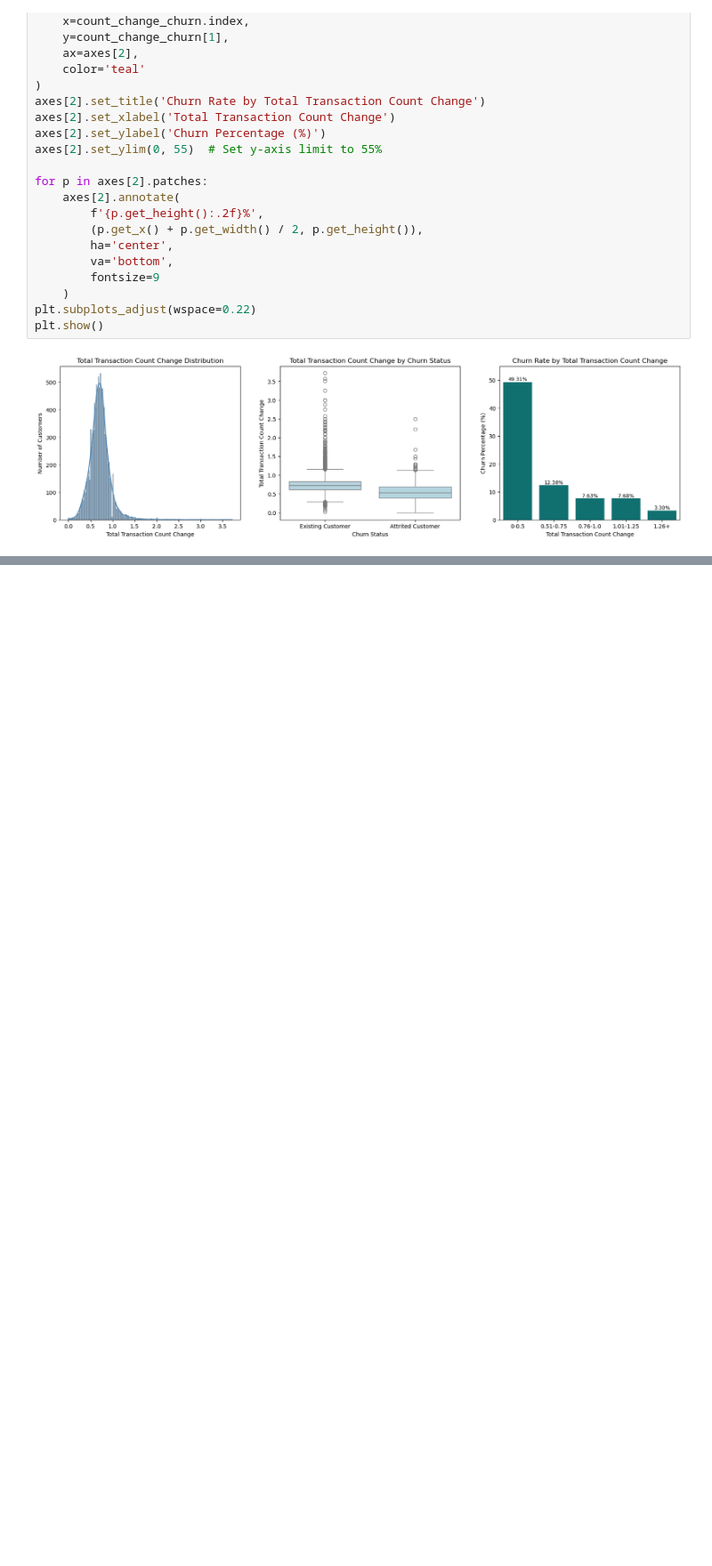
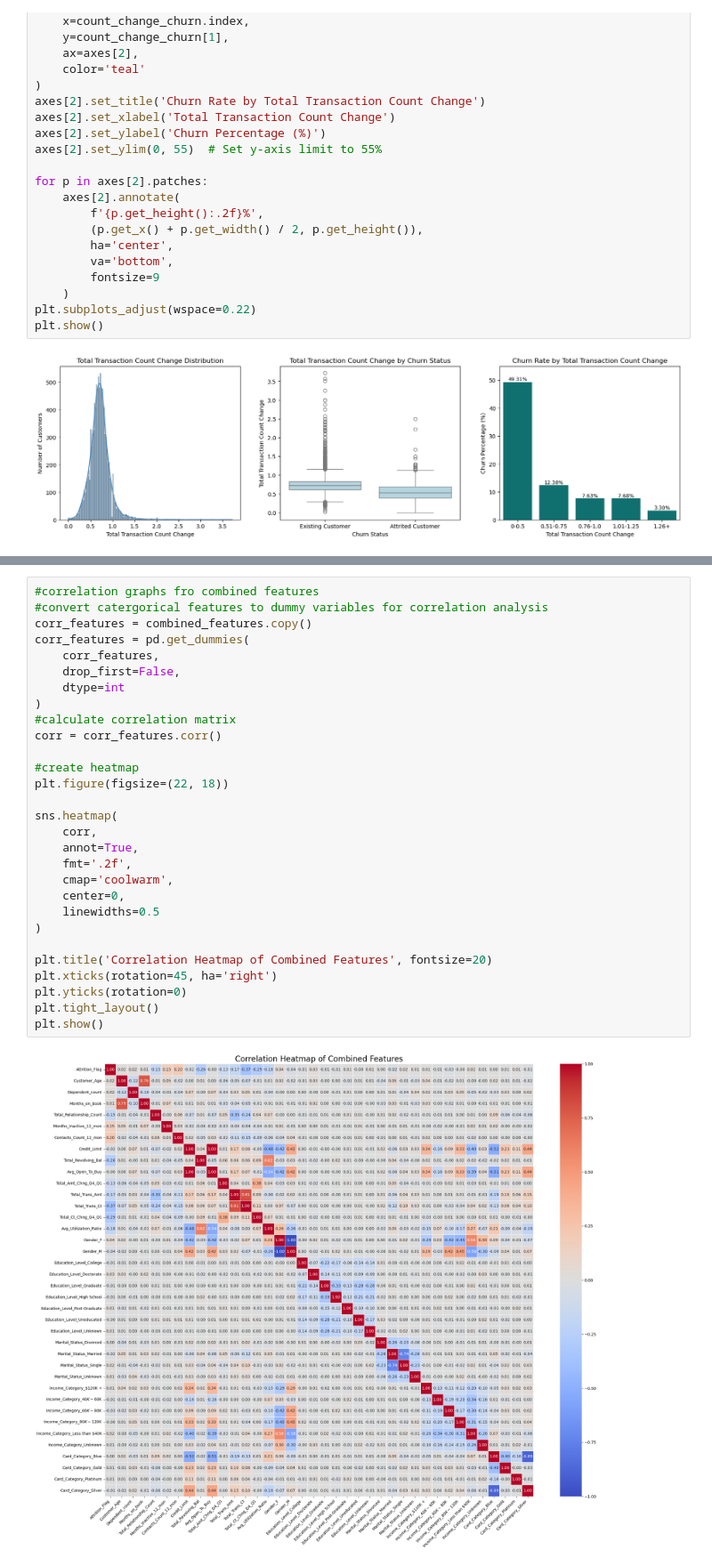
Before and after one commit to gianellarobles/Customer-Churn-Analytics-Predication, a Jupyter notebook: Customer_Churn_AP.ipynb, the cells around one changed output, grey strips where cells are left out. Shown at 89% size. Cells and saved outputs as stored; diff of their text form; blank space fills up the shorter version.

```diff
--- a/Customer_Churn_AP.ipynb
+++ b/Customer_Churn_AP.ipynb
@@ -1826,0 +1924,31 @@ plt.show()
+# %%
+#correlation graphs fro combined features
+#convert catergorical features to dummy variables for correlation analysis
+corr_features = combined_features.copy()
+corr_features = pd.get_dummies(
+    corr_features,
+    drop_first=False,
+    dtype=int
+)
+#calculate correlation matrix
+corr = corr_features.corr()
+
+#create heatmap
+plt.figure(figsize=(22, 18))
+
+sns.heatmap(
+    corr,
+    annot=True,
+    fmt='.2f',
+    cmap='coolwarm',
+    center=0,
+    linewidths=0.5
+)
+
+plt.title('Correlation Heatmap of Combined Features', fontsize=20)
+plt.xticks(rotation=45, ha='right')
+plt.yticks(rotation=0)
+plt.tight_layout()
+plt.show()
+# %% [output]
+[figure, added]
```
Also changed, not shown: parts of 7 cells of this notebook.
